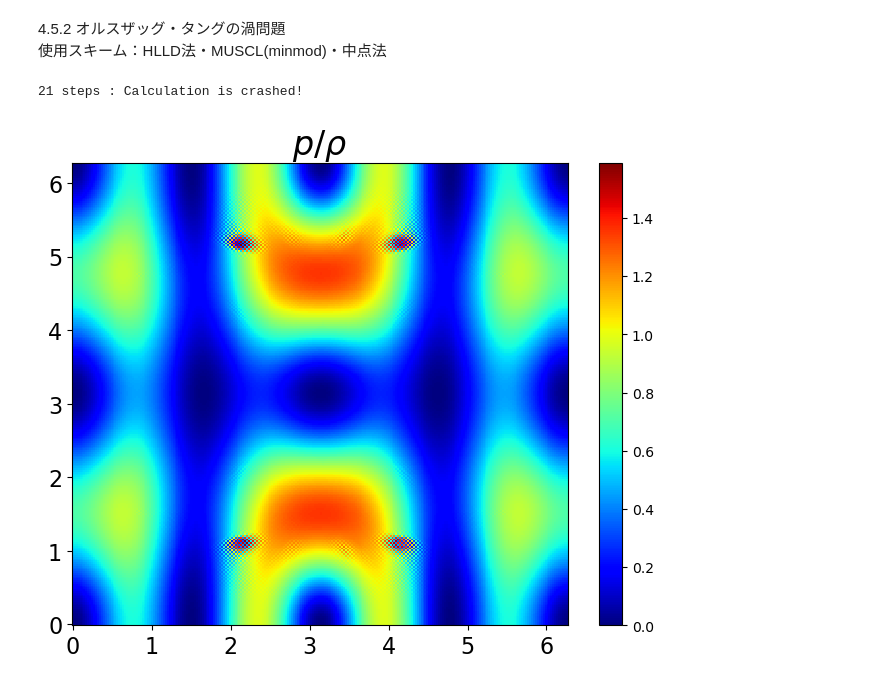
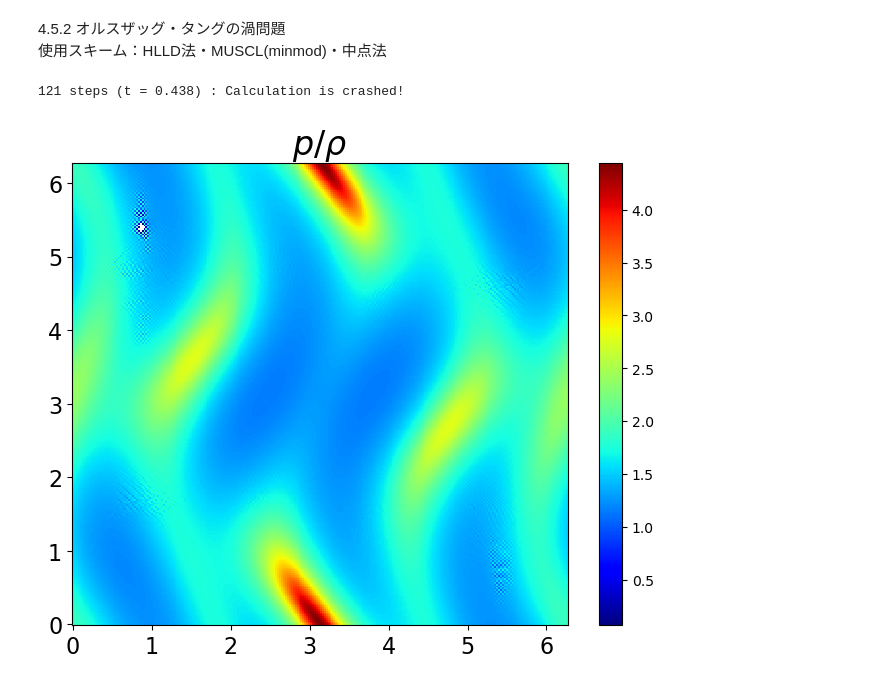
Before and after one commit to Keita-A/RadiativeMHD-simulation, a Jupyter notebook: chap4.ipynb, the cells around one changed output. Cells and saved outputs as stored; diff of their text form; code cells hidden in the pictures.

```diff
--- a/chap4.ipynb
+++ b/chap4.ipynb
@@ -543,10 +543,10 @@ y_max = 2 * np.pi
 dx = x_max / nx
 dy = y_max / ny
 dt = 0.0
-CFL = 0.5
+CFL = 0.2
 x = np.arange(0.0, x_max, dx)
 y = np.arange(0.0, y_max, dy)
-X, Y = np.meshgrid(y, x)
+X, Y = np.meshgrid(x, y)
 
 gamma = 5.0/3.0
 
@@ -554,11 +554,11 @@ U = np.zeros([8, x.shape[0], y.shape[0]]) # rho, rho*u, rho*v, rho*w, Bx, By, Bz
 # ここでのLとRはメインループ内のL・Rの意味とは違う
 # ここのは左半分・右半分の意味
 rho_init = gamma**2
-u_init = -np.sin(Y)
-v_init = np.sin(X)
+u_init = -np.sin(Y).T
+v_init = np.sin(X).T
 w_init = 0.0
-Bx_init = -np.sin(Y)
-By_init = np.sin(2*X)
+Bx_init = -np.sin(Y).T
+By_init = np.sin(2*X).T
 Bz_init = 0.0
 p_init = gamma
 U[0, :, :] = rho_init
@@ -576,7 +576,7 @@ G = np.zeros(U.shape)
 G_bar = np.zeros(G.shape)
 # %%
 #中点法
-max_step = 100
+max_step = 1000
 time = 0.0
 calculation_time = 1.0
 for t in range(max_step+1):
@@ -608,7 +608,7 @@ for t in range(max_step+1):
     ca = np.sqrt(Bx**2+By**2+Bz**2) / np.sqrt(rho)
     dt = CFL * min(dx, dy) / np.max(np.sqrt(cs**2+ca**2))
     if np.isnan(dt):
-        print(f"{t} steps : Calculation is crashed!")
+        print(f"{t} steps (t = {time:.3f}) : Calculation is crashed!")
         break
 
     # 軸に注意。Fは3元テンソル(成分と座標) ※rhoとかは2次元テンソル(座標)
@@ -645,32 +645,32 @@ for t in range(max_step+1):
     time += dt
 
     if time > calculation_time:
-        print(f"{t} steps : Calculation is stopped")
+        print(f"{t} steps (t = {time:.3f}) : Calculation is stopped")
         break
 # %% [output]
-21 steps : Calculation is crashed!
+121 steps (t = 0.438) : Calculation is crashed!
 # %%
 fig = plt.figure(figsize=(8, 6))
 ax1 = fig.add_subplot(111)
 
 rho = U[0, :, :]
 u = U[1, :, :] / rho
 v = U[2, :, :] / rho
 w = U[3, :, :] / rho
 Bx = U[4, :, :]
 By = U[5, :, :]
 Bz = U[6, :, :]
 e = U[7, :, :]
 p = (gamma-1) * (e - rho*(u**2+v**2+w**2)/2 - (Bx**2+By**2+Bz**2)/2)
 magnetic_pressure = 1/2 * (Bx**2+By**2+Bz**2)
 pT = p + magnetic_pressure
 
-contour = ax1.pcolormesh(X, Y, magnetic_pressure, cmap='jet')
+contour = ax1.pcolormesh(X, Y, p.T, cmap='jet')
 cbar = plt.colorbar(contour, ax=ax1)
 
 ax1.set_title(r"$p/\rho$", fontsize=24)
 ax1.tick_params(labelsize=16)
 
 plt.show()
 # %% [output]
-[figure, old version]
+[figure, new version]
```
Also changed, not shown: parts of 1 cell of this notebook.
